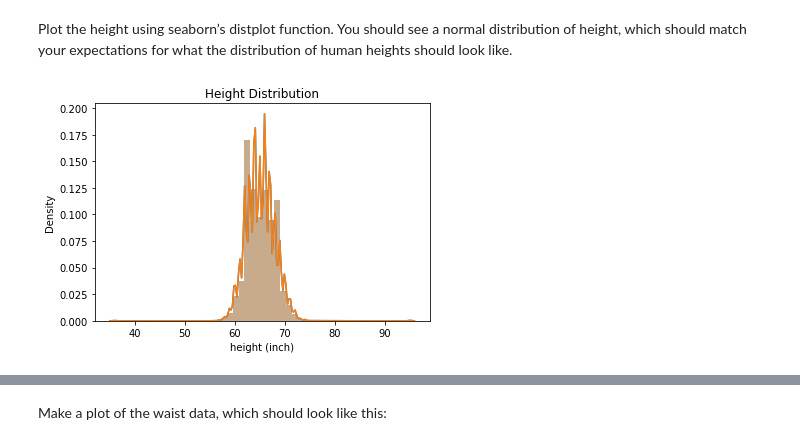
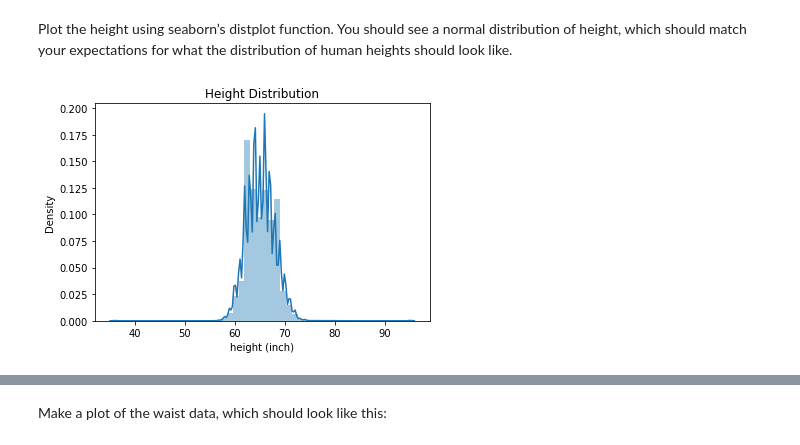
Before and after one commit to zachfreitas/ADS_504_Machine_Learning, a Jupyter notebook: Module_4/Assignment_4/Assignment_Guide_4.ipynb, the cells around one changed output, grey strips where cells are left out. Cells and saved outputs as stored; diff of their text form; code cells hidden in the pictures.

```diff
--- a/Module_4/Assignment_4/Assignment_Guide_4.ipynb
+++ b/Module_4/Assignment_4/Assignment_Guide_4.ipynb
@@ -133,24 +134,24 @@ def conv_bust(x):
 # %%
 labels = modcloth['quality']
 # Convert waist, size, hips, bra size, shoe size to numeric:
-num_cols =
+num_cols = ['waist','size','hips','bra size','shoe size']
+
 # store to dataframe
 num_df = pd.DataFrame()
 num_df[num_cols] = modcloth[num_cols].apply(pd.to_numeric, errors='coerce')
 # Convert height
 num_df['height (inch)'] = modcloth['height'].apply(conv_height)
 # Convert bust
-num_df['bust (inch)'] =
+num_df['bust (inch)'] = modcloth['bust'].apply(conv_bust)
 # %% [markdown]
 Plot the height using seaborn’s distplot function. You should see a normal distribution of height,
 which should match your expectations for what the distribution of human heights should look
 like.
 # %%
-sns.distplot(df['height'])
 sns.distplot(num_df['height (inch)'])
 plt.title('Height Distribution')
 plt.show();
 # %% [output]
-[figure, old version]
+[figure, new version]
 # %%
 #Plot 'bust (inch)' here
```
Also changed, not shown: parts of 4 cells of this notebook.
